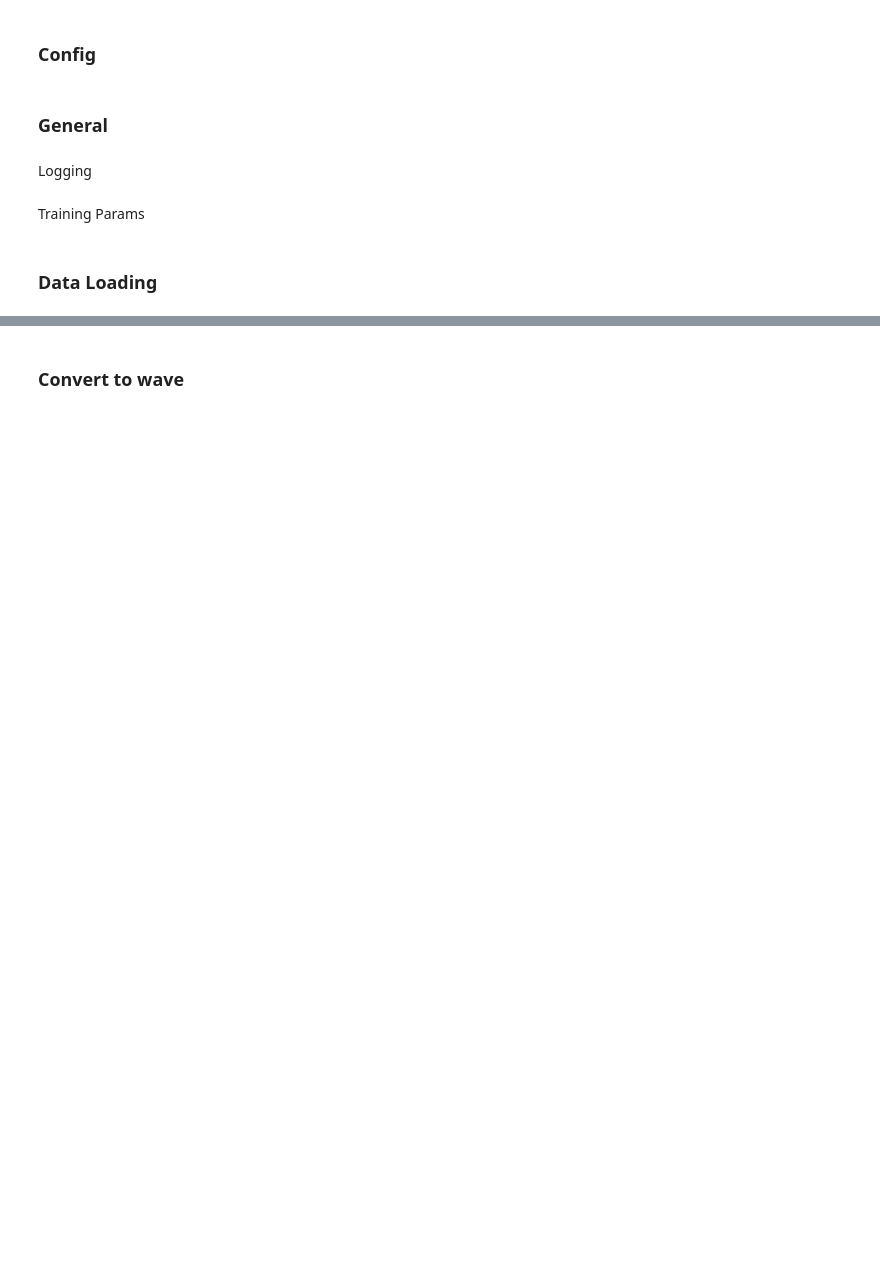
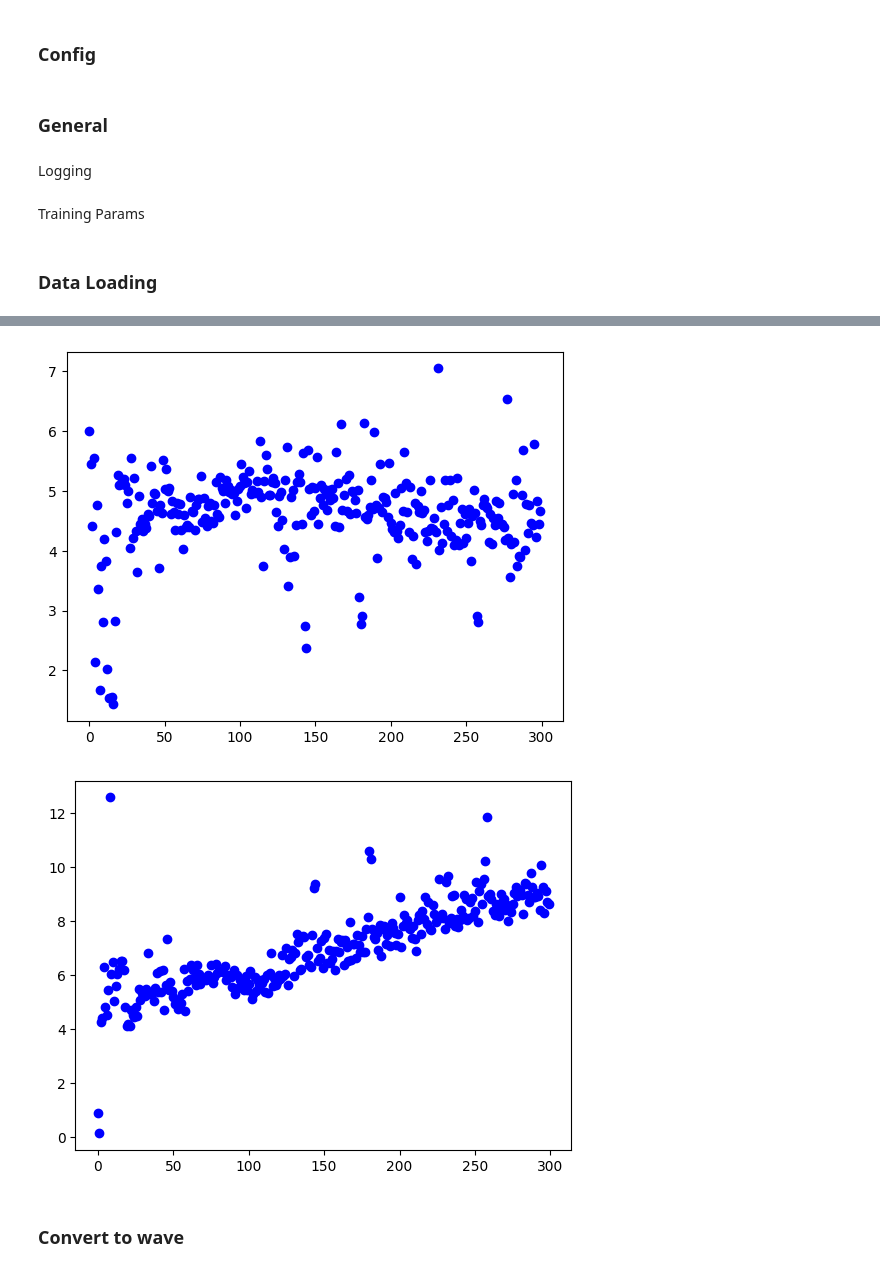
Before and after one commit to FinianLandes/MA_Diffusion, a Jupyter notebook: MainScripts/Vocoder.ipynb, the cells around one changed output, grey strips where cells are left out. Saved outputs shown, nothing was run; the diff lists cells and outputs as text; code cells hidden in the pictures; blank space fills up the shorter version.

```diff
--- a/MainScripts/Vocoder.ipynb
+++ b/MainScripts/Vocoder.ipynb
@@ -209,7 +481,11 @@ discriminator=MultiScaleDiscriminator(in_channels=1, channels=16).to(device)
+# %%
+generator = Generator(input_size=96, ngf=32, n_residual_layers=3).to(device)
+discriminator = Discriminator(num_D=3, ndf=16, n_layers=4, downsampling_factor=4).to(device)
 # %%
 gen_optim = optim.AdamW(generator.parameters(), lr=learning_rate, betas=(0.5, 0.9))
 disc_optim = optim.AdamW(discriminator.parameters(), lr=learning_rate, betas=(0.5, 0.9))
-
+gen_lr_scheduler = None #optim.lr_scheduler.CosineAnnealingLR(gen_optim, T_max=300, eta_min=1e-8)
+disc_lr_scheduler = None #optim.lr_scheduler.CosineAnnealingLR(disc_optim, T_max=300, eta_min=1e-8)
 start_epoch: int = 0
 if os.path.exists(full_model_path):
     model = torch.load(full_model_path, map_location=device)
@@ -227,19 +503,17 @@ else:
 # %%
-adversarial_loss = nn.MSELoss()
-l1_loss = nn.L1Loss()
-
-recon_loss_weight: float = 150.0
+n_d_lay: int = 4
+n_d: int = 3
+n_gen_updates: int = 1
+n_disc_updates: int = 1
 fm_loss_weight: float = 10.0
-label_smooth_val: float = 0.1
-
-n_gen_updates: int = 2
-n_disc_updates: int = 1
+torch.backends.cudnn.benchmark = True
 # %%
 logger.info(f"Training started on {device}")
 scaler = torch.cuda.amp.GradScaler()
 loss_d_list: list = []
 loss_g_list: list = []
 total_time: float = 0.0
+best_mel_reconst = float('inf')
 
 for e in range(0, epochs):
     total_d_loss: float = 0
@@ -251,13 +525,13 @@ for e in range(0, epochs):
             for _ in range(n_disc_updates):
                 with torch.autocast(device_type=device):
                     fake_waveform = generator(mel).detach()
-                    real_preds, _ = discriminator(audio)
-                    fake_preds, _ = discriminator(fake_waveform)
+                    real_preds = discriminator(audio)
+                    fake_preds = discriminator(fake_waveform)
 
                 d_loss = 0
                 for real_pred, fake_pred in zip(real_preds, fake_preds):
-                    d_loss += adversarial_loss(real_pred, torch.full_like(real_pred, 1 - label_smooth_val))
-                    d_loss += adversarial_loss(fake_pred, torch.full_like(fake_pred, label_smooth_val))
+                    d_loss += torch.nn.functional.relu(1 - real_pred[-1]).mean()
+                    d_loss += torch.nn.functional.relu(1 + fake_pred[-1]).mean()
 
                 disc_optim.zero_grad()
                 scaler.scale(d_loss).backward()
@@ -272,23 +546,23 @@ for e in range(0, epochs):
             for _ in range(n_gen_updates):
                 with torch.autocast(device_type=device):
                     fake_waveform = generator(mel)
-                    fake_preds, fake_feats = discriminator(fake_waveform)
-                    _, real_feats = discriminator(audio)
+                    fake_feats = discriminator(fake_waveform)
+                    real_feats = discriminator(audio)
 
                 g_adv_loss = 0
-                for fake_pred in fake_preds:
-                    g_adv_loss += adversarial_loss(fake_pred, torch.ones_like(fake_pred))
+                for fake_pred in fake_feats:
+                    g_adv_loss += -fake_pred[-1].mean()
 
-                fm_loss = 0
-                num_fmaps = 0
-                for real_fmaps, fake_fmaps in zip(real_feats, fake_feats):
-                    for real_fmap, fake_fmap in zip(real_fmaps, fake_fmaps):
-                        fm_loss += l1_loss(fake_fmap, real_fmap.detach())
-                        num_fmaps += 1
-                fm_loss = fm_loss / num_fmaps
+                feat_weights = 4.0 / (n_d_lay + 1)
+                d_weights = 1.0 / n_d
+                wt = d_weights * feat_weights
+                feat_loss = 0
+                for i in range(n_d):
+                    for j in range(len(fake_feats[i]) - 1):
+                        feat_loss += wt * nn.functional.l1_loss(fake_feats[i][j], real_feats[i][j].detach())
 
-                recon_loss = l1_loss(fake_waveform, audio)
-                g_loss = g_adv_loss + fm_loss_weight * fm_loss + recon_loss_weight * recon_loss
+                g_loss = g_adv_loss + fm_loss_weight * feat_loss
+
 
                 gen_optim.zero_grad()
                 scaler.scale(g_loss).backward()
@@ -311,6 +585,10 @@ for e in range(0, epochs):
         avg_g_loss = total_g_loss / len(data_loader)
         loss_d_list.append(avg_d_loss)
         loss_g_list.append(avg_g_loss)
+        if gen_lr_scheduler is not None:
+            gen_lr_scheduler.step()
+        if disc_lr_scheduler is not None:
+            disc_lr_scheduler.step()
 
 
         epoch_time = time.time() - start_time
@@ -337,4 +615,7 @@ logger.light_debug(f"Saved model to {full_model_path}")
 if checkpoint_freq > 0:
     checkpoint_path: str = f"{full_model_path[:-4]}_epoch_{e + 1 - ((e + 1) % checkpoint_freq):03d}.pth"
     del_if_exists(checkpoint_path)
+
+scatter_plot(loss_d_list)
+scatter_plot(loss_g_list)
 # %% [output]
@@ -358,3 +639,5 @@ if checkpoint_freq > 0:
+[figure, added]
+[figure, added]
 # %% [markdown]
 ### Convert to wave
 # %%
```
Also changed, not shown: parts of 15 cells of this notebook, 6 other files.
